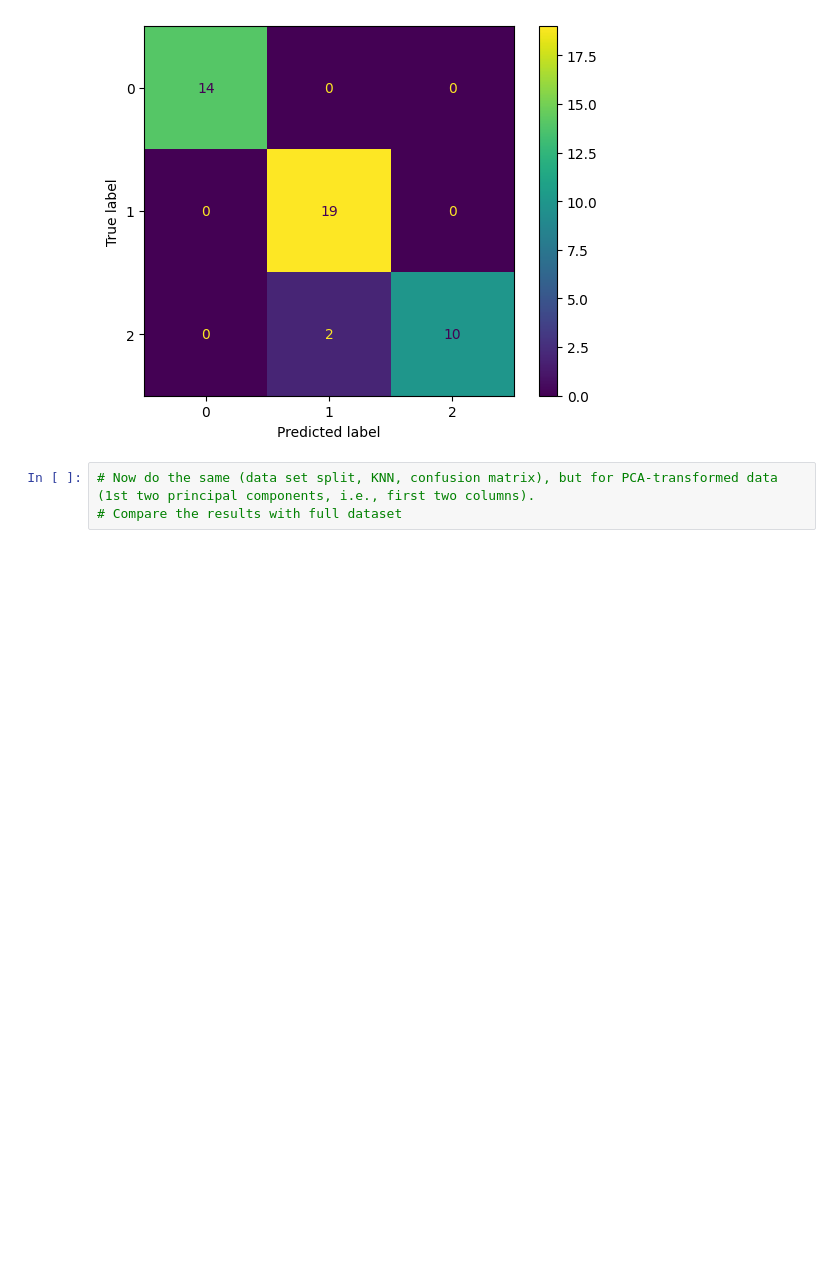
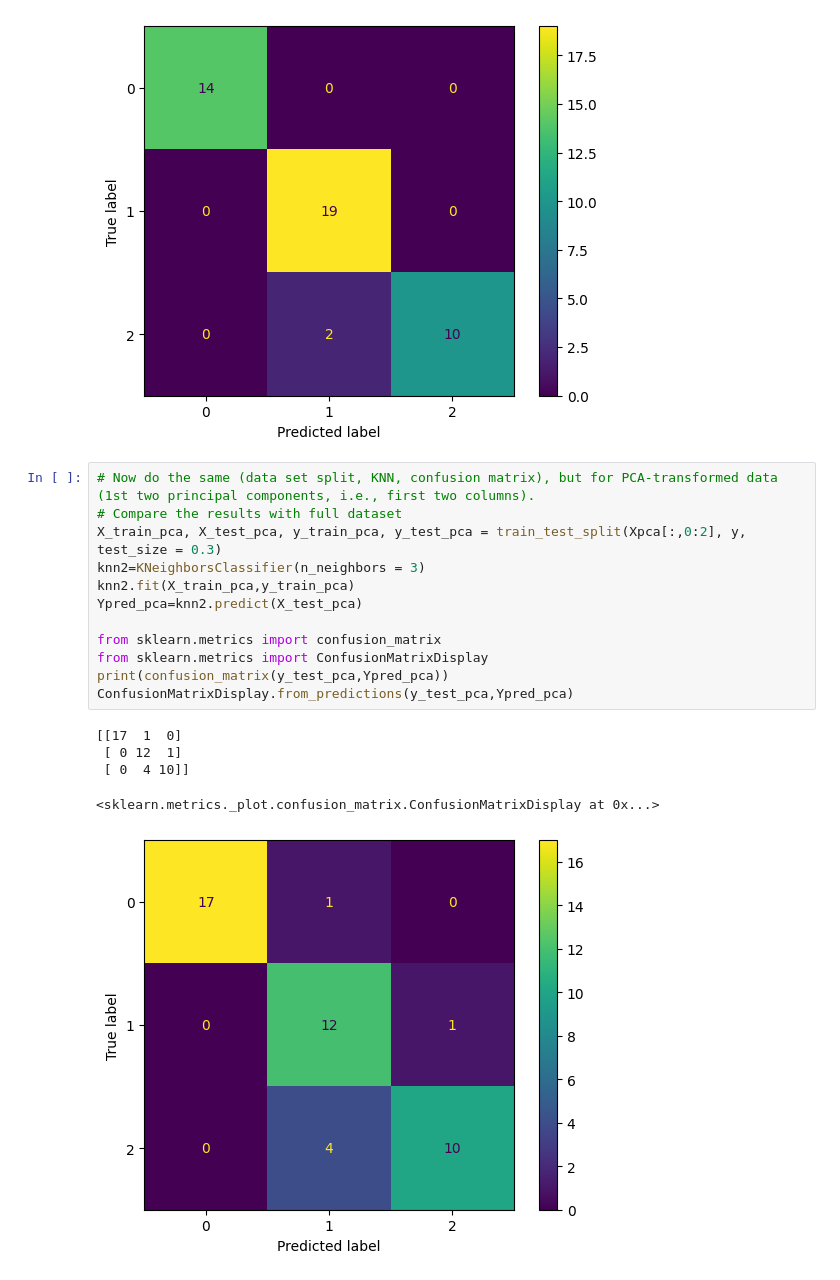
Before and after one commit to Mark1507/Kovychev_MLF, a Jupyter notebook: lab_04.ipynb, the cells around one changed output. Saved outputs shown, nothing was run; the diff lists cells and outputs as text; blank space fills up the shorter version.

```diff
--- a/lab_04.ipynb
+++ b/lab_04.ipynb
@@ -149,3 +149,18 @@ ConfusionMatrixDisplay.from_predictions(y_test,Ypred)
 # %%
 # Now do the same (data set split, KNN, confusion matrix), but for PCA-transformed data (1st two principal components, i.e., first two columns).
 # Compare the results with full dataset
+X_train_pca, X_test_pca, y_train_pca, y_test_pca = train_test_split(Xpca[:,0:2], y, test_size = 0.3)
+knn2=KNeighborsClassifier(n_neighbors = 3)
+knn2.fit(X_train_pca,y_train_pca)
+Ypred_pca=knn2.predict(X_test_pca)
+
+from sklearn.metrics import confusion_matrix
+from sklearn.metrics import ConfusionMatrixDisplay
+print(confusion_matrix(y_test_pca,Ypred_pca))
+ConfusionMatrixDisplay.from_predictions(y_test_pca,Ypred_pca)
+# %% [output]
+[[17  1  0]
+ [ 0 12  1]
+ [ 0  4 10]]
+<sklearn.metrics._plot.confusion_matrix.ConfusionMatrixDisplay at 0x...>
+[figure, added]
```
Also changed, not shown: parts of 2 cells of this notebook.
